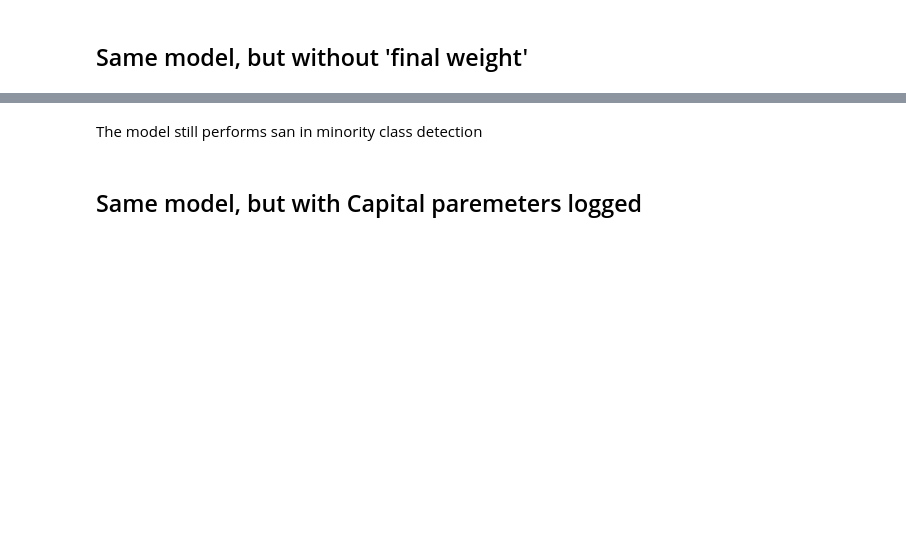
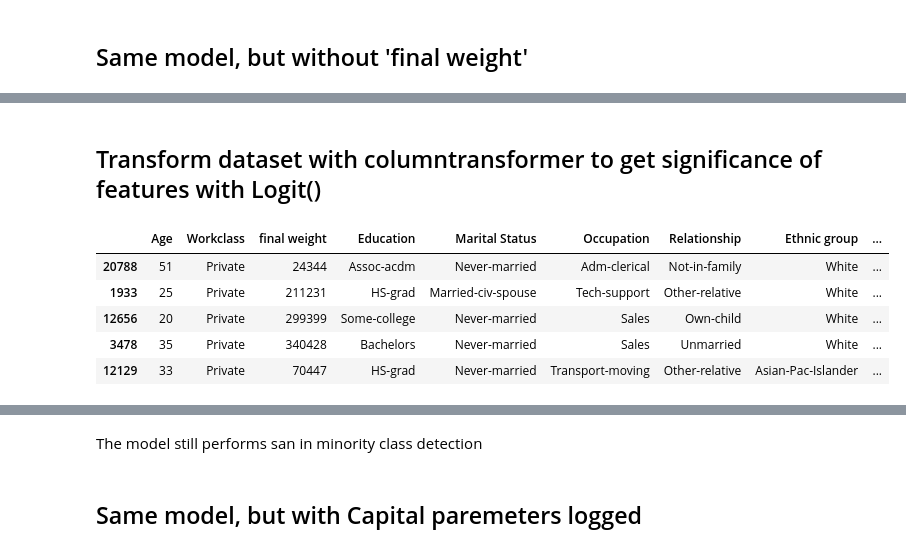
Before and after one commit to nadiia-duiunova/Adults_pet_project, a Jupyter notebook: Logistic regression.ipynb, the cells around one changed output, grey strips where cells are left out. Drawn from its saved outputs; the diff is of its cells as text; code cells hidden in the pictures; blank space fills up the shorter version.

Commit message:
Add feature analysis from Logit() function

```diff
--- a/Logistic regression.ipynb
+++ b/Logistic regression.ipynb
@@ -203,0 +228,2 @@ weighted avg       0.84      0.85      0.84     26048
+# %% [markdown]
+## Transform dataset with columntransformer to get significance of features with Logit()
@@ -203,0 +244,9 @@ weighted avg       0.84      0.85      0.84     26048
+# %%
+X_train.head()
+# %% [output]
+|  | Age | Workclass | final weight | Education | Marital Status | Occupation | Relationship | Ethnic group | ... |
+| 20788 | 51 | Private | 24344 | Assoc-acdm | Never-married | Adm-clerical | Not-in-family | White | ... |
+| 1933 | 25 | Private | 211231 | HS-grad | Married-civ-spouse | Tech-support | Other-relative | White | ... |
+| 12656 | 20 | Private | 299399 | Some-college | Never-married | Sales | Own-child | White | ... |
+| 3478 | 35 | Private | 340428 | Bachelors | Never-married | Sales | Unmarried | White | ... |
+| 12129 | 33 | Private | 70447 | HS-grad | Never-married | Transport-moving | Other-relative | Asian-Pac-Islander | ... |
```
Also changed, not shown: parts of 56 cells of this notebook.
